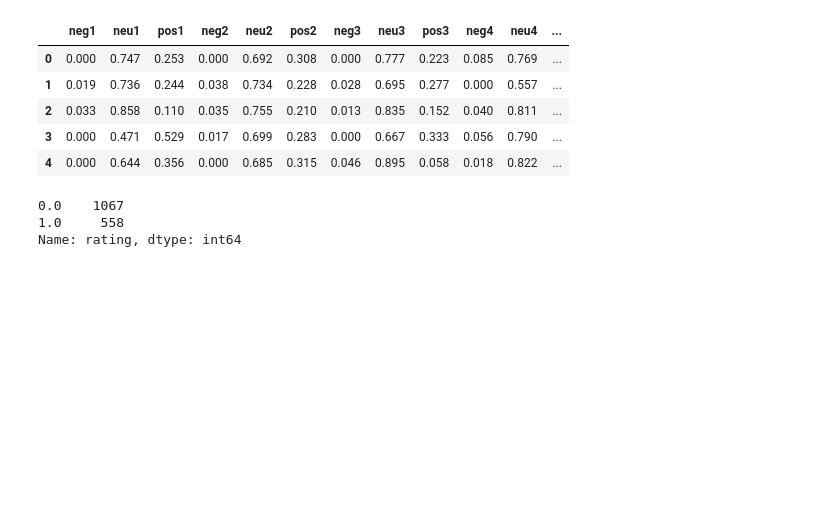
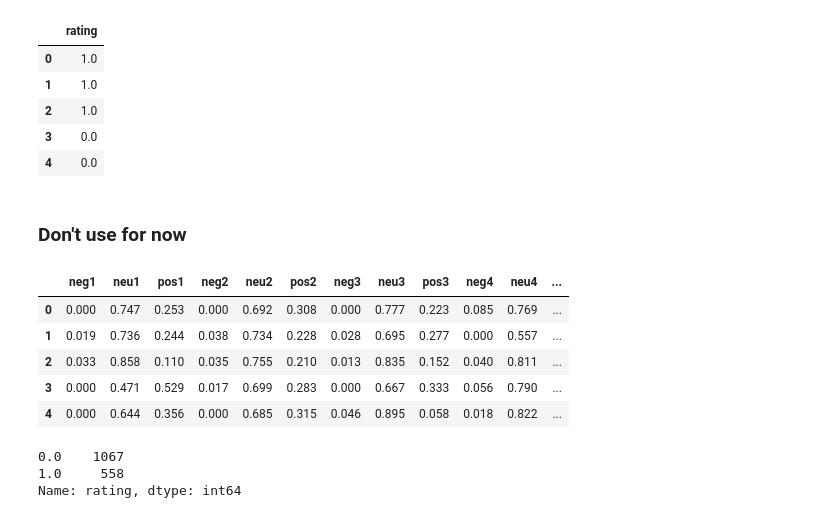
Before and after one commit to hamiltonchangcodes/project_yelp_analysis, a Jupyter notebook: No Compound.ipynb, the cells around one changed output. Cells and saved outputs as stored; diff of their text form; code cells hidden in the pictures; blank space fills up the shorter version.

```diff
--- a/No Compound.ipynb
+++ b/No Compound.ipynb
@@ -21,5 +29,5 @@ df = pd.read_csv('vaderized.csv')
 # %%
-labels = pd.read_csv('labels.csv')
+labels = pd.read_csv('labels.csv',index_col=0)
 # %%
 df.head()
 # %% [output]
@@ -32,3 +40,14 @@ df.head()
+# %%
+labels.head()
+# %% [output]
+|  | rating |
+| 0 | 1.0 |
+| 1 | 1.0 |
+| 2 | 1.0 |
+| 3 | 0.0 |
+| 4 | 0.0 |
+# %% [markdown]
+### Don't use for now
 # %%
 rva = ['review_'+ str(x+1) for x in range(20)]
 comps = ['compound'+ str(x+1) for x in range(20)]
```
Also changed, not shown: parts of 35 cells of this notebook.
